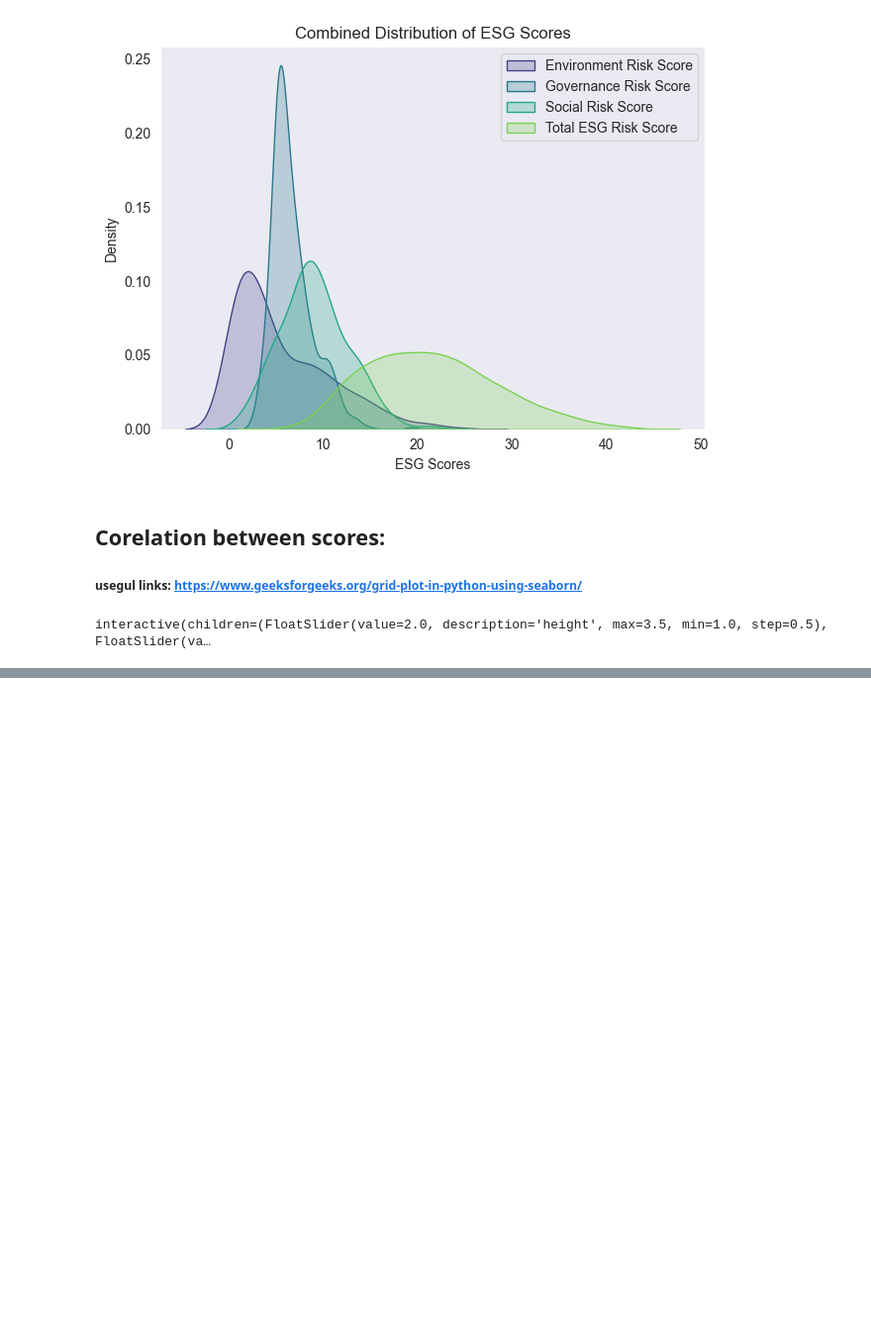
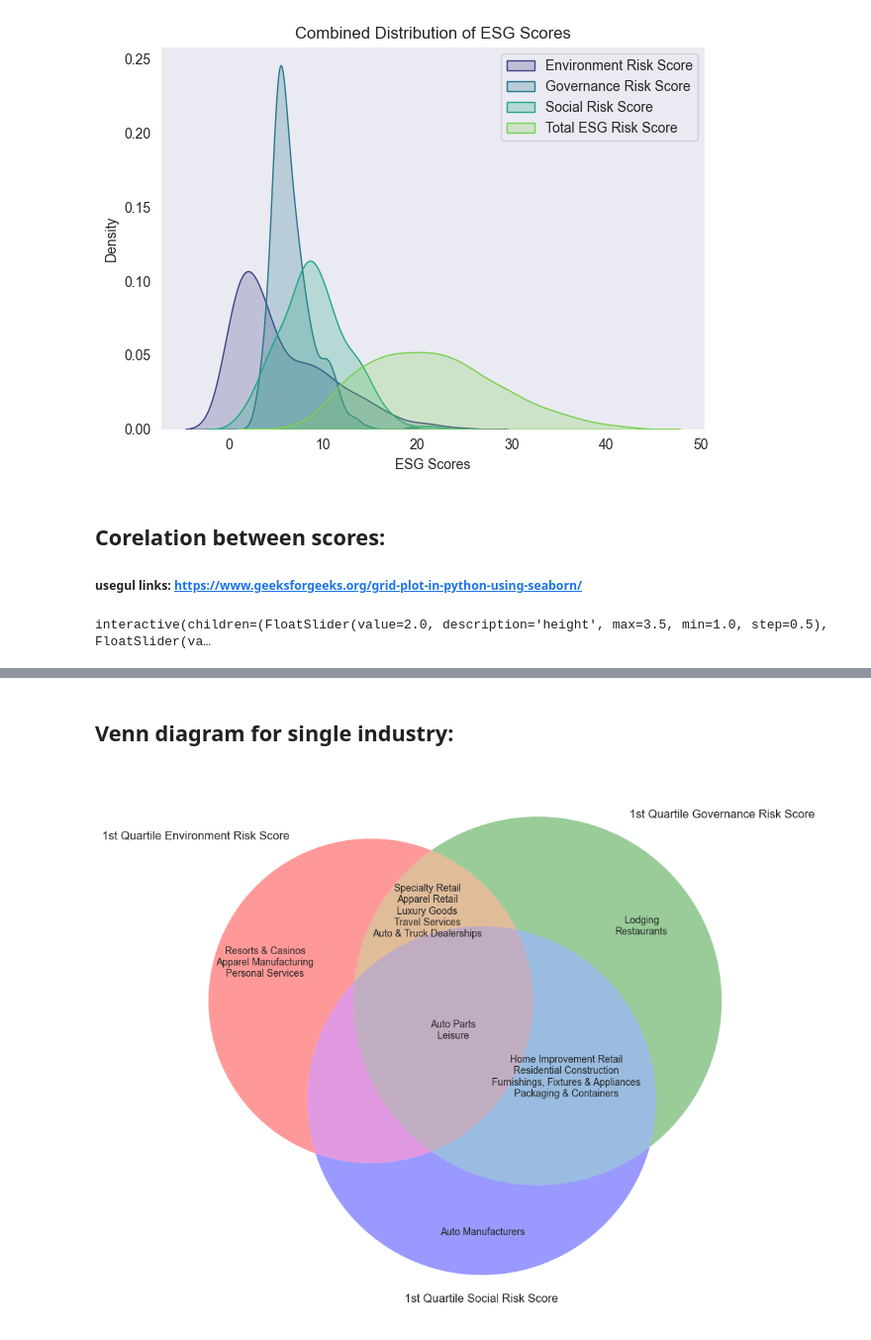
Before and after one commit to AnnaMrowca/ESG_Analysis, a Jupyter notebook: SP_500_ESG_Risk_Analysis.ipynb, the cells around one changed output, grey strips where cells are left out. Shown at 99% size. Cells and saved outputs as stored; diff of their text form; code cells hidden in the pictures; blank space fills up the shorter version.

```diff
--- a/SP_500_ESG_Risk_Analysis.ipynb
+++ b/SP_500_ESG_Risk_Analysis.ipynb
@@ -251,0 +288,33 @@ interactive(children=(FloatSlider(value=2.0, description='height', max=3.5, min=
+# %% [markdown]
+## Venn diagram for single industry:
+# %%
+#Count unique industries by sector
+sector_industry_counts = dataset.groupby('Sector')['Industry'].nunique()
+
+#drop Nans for selected columns
+dataset.dropna(subset=['Sector', 'Industry'], inplace=True)
+
+industry = 'Consumer Cyclical'
+
+sector_cut = dataset.loc[dataset['Sector'] == industry]
+
+plt.figure(figsize=(11, 12))
+
+set_1_sector = set(sector_cut.loc[dataset['Quartile Environment Risk Score'] == 1, 'Industry'])
+set_2_sector = set(sector_cut.loc[dataset['Quartile Governance Risk Score'] == 1, 'Industry'])
+set_3_sector = set(sector_cut.loc[dataset['Quartile Social Risk Score'] == 1, 'Industry'])
+
+venn_sector = venn3([set_1, set_2, set_3], ('1st Quartile Environment Risk Score', '1st Quartile Governance Risk Score', '1st Quartile Social Risk Score'))
+
+# Customize labels to ensure proper display
+venn_sector.get_label_by_id('100').set_text('\n'.join(set_1_sector - set_2_sector - set_3_sector))
+venn_sector.get_label_by_id('010').set_text('\n'.join(set_2_sector - set_1_sector - set_3_sector))
+venn_sector.get_label_by_id('001').set_text('\n'.join(set_3_sector - set_1_sector - set_2_sector))
+venn_sector.get_label_by_id('110').set_text('\n'.join((set_1_sector & set_2_sector) - set_3_sector))
+venn_sector.get_label_by_id('101').set_text('\n'.join((set_1_sector & set_3_sector) - set_2_sector))
+venn_sector.get_label_by_id('011').set_text('\n'.join((set_2_sector & set_3_sector) - set_1_sector))
+venn_sector.get_label_by_id('111').set_text('\n'.join(set_1_sector & set_2_sector & set_3_sector))
+
+plt.show()
+# %% [output]
+[figure, added]
```
Also changed, not shown: parts of 5 cells of this notebook.
